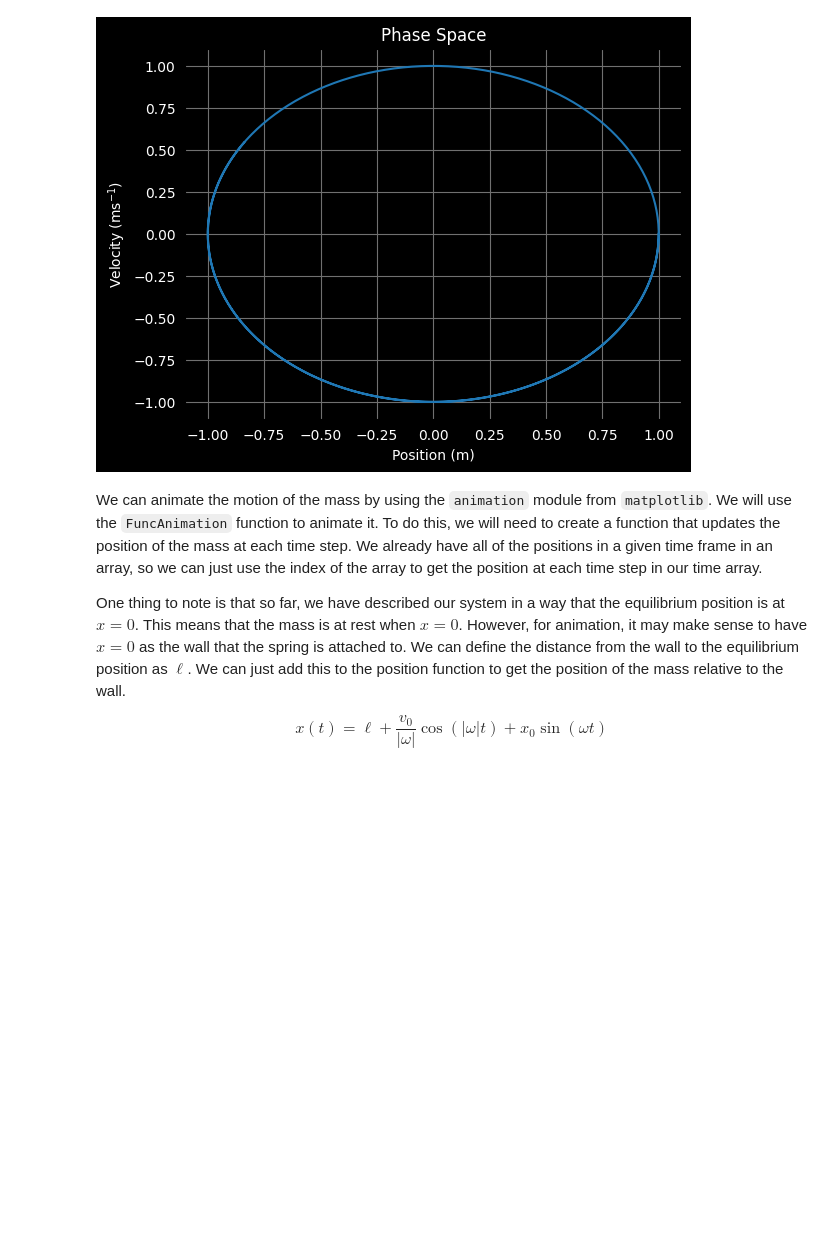
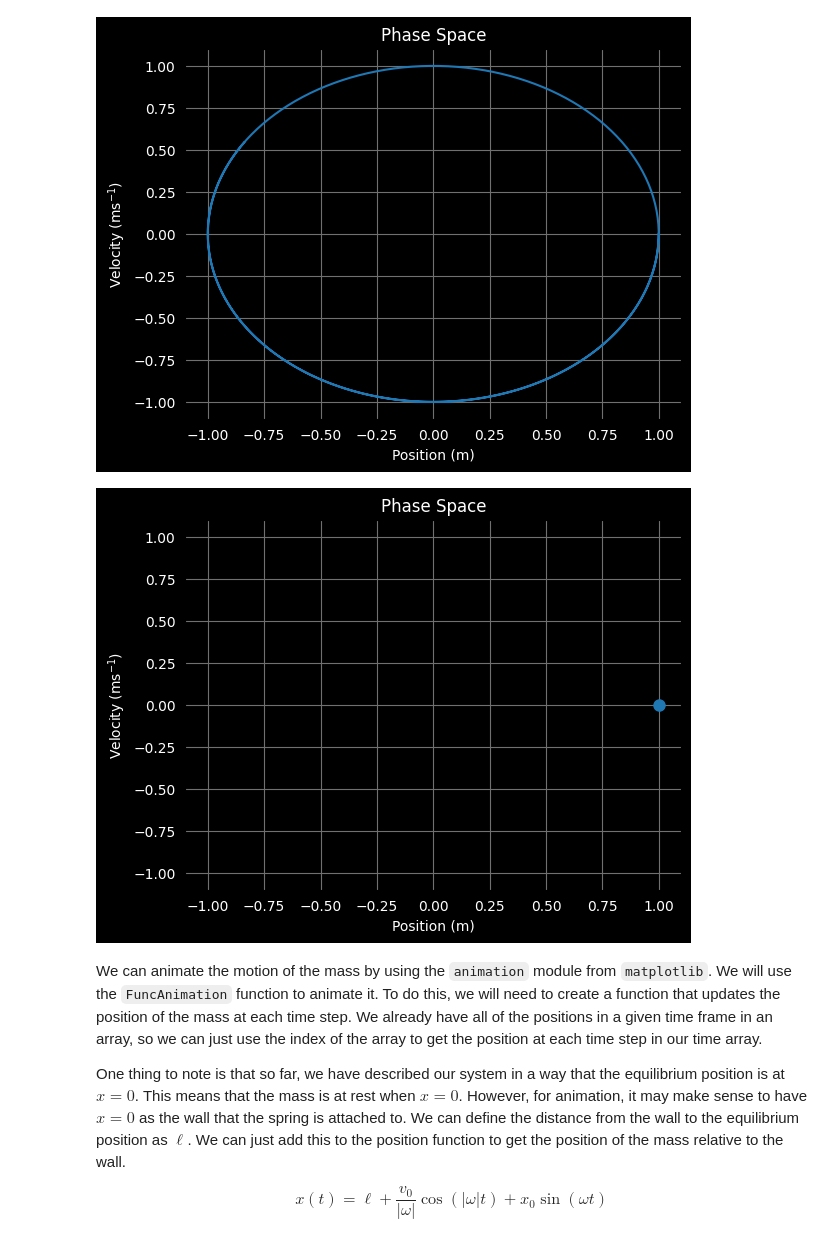
Before and after one commit to Melon-Mao/Python-repository, a Jupyter notebook: Data Analysis/Mechanics/Simple Harmonic Oscillator/simple_harmonic_oscillator.ipynb, the cells around one changed output. Saved outputs shown, nothing was run; the diff lists cells and outputs as text; code cells hidden in the pictures; blank space fills up the shorter version.

```diff
--- a/Data Analysis/Mechanics/Simple Harmonic Oscillator/simple_harmonic_oscillator.ipynb
+++ b/Data Analysis/Mechanics/Simple Harmonic Oscillator/simple_harmonic_oscillator.ipynb
@@ -232,6 +277,29 @@ plt.savefig("Figures/simple_harmonic_oscillator_phase_space.png", dpi=300)
 plt.show()
 # %% [output]
 [figure]
+# %%
+fig, ax = plt.subplots()
+plt.title("Phase Space")
+
+phase_curve, = ax.plot([], [], color="tab:blue")
+phase_point, = ax.plot([], [], color="tab:blue", marker="o", markersize=8)
+
+ax.set_xlabel("Position (m)")
+ax.set_ylabel("Velocity (ms$^{-1}$)")
+
+ax.set_xlim(1.1 * np.min(pos_array), 1.1 * np.max(pos_array))
+ax.set_ylim(1.1 * np.min(vel_array), 1.1 * np.max(vel_array))
+
+ax.grid()
+
+def animate(i):
+    phase_curve.set_data(pos_array[:i], vel_array[:i])
+    phase_point.set_data(pos_array[i], vel_array[i])
+
+ani = animation.FuncAnimation(fig, animate, frames=len(time), interval=50)
+ani.save("Animations/simple_harmonic_oscillator_phase_space.gif", writer="pillow", fps=25)
+# %% [output]
+[figure, added]
 # %% [markdown]
 We can animate the motion of the mass by using the `animation` module from `matplotlib`. We will use the `FuncAnimation` function to animate it. To do this, we will need to create a function that updates the position of the mass at each time step. We already have all of the positions in a given time frame in an array, so we can just use the index of the array to get the position at each time step in our time array.
 
```
Also changed, not shown: parts of 9 cells of this notebook, 34 other files.
